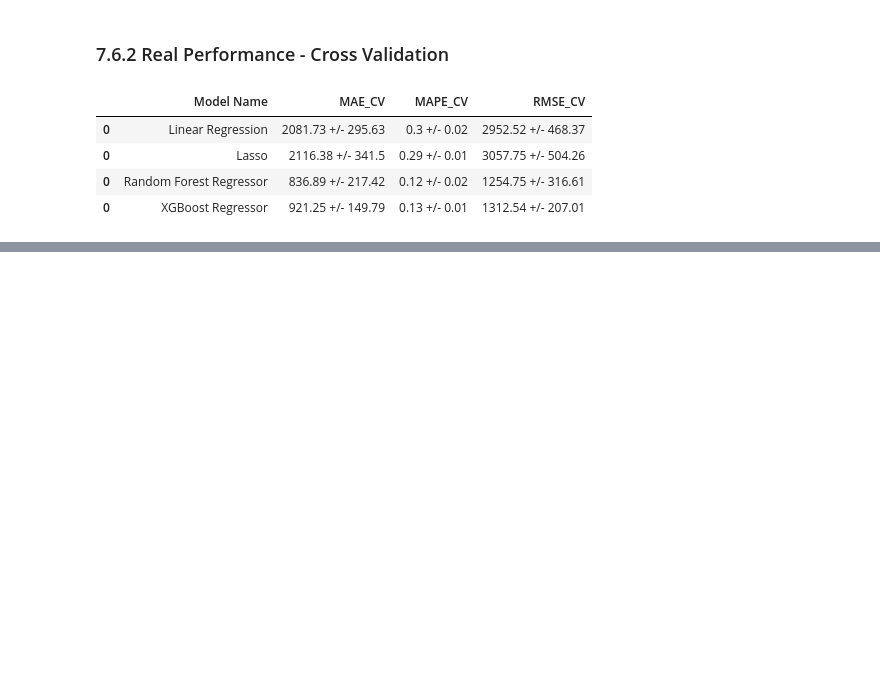
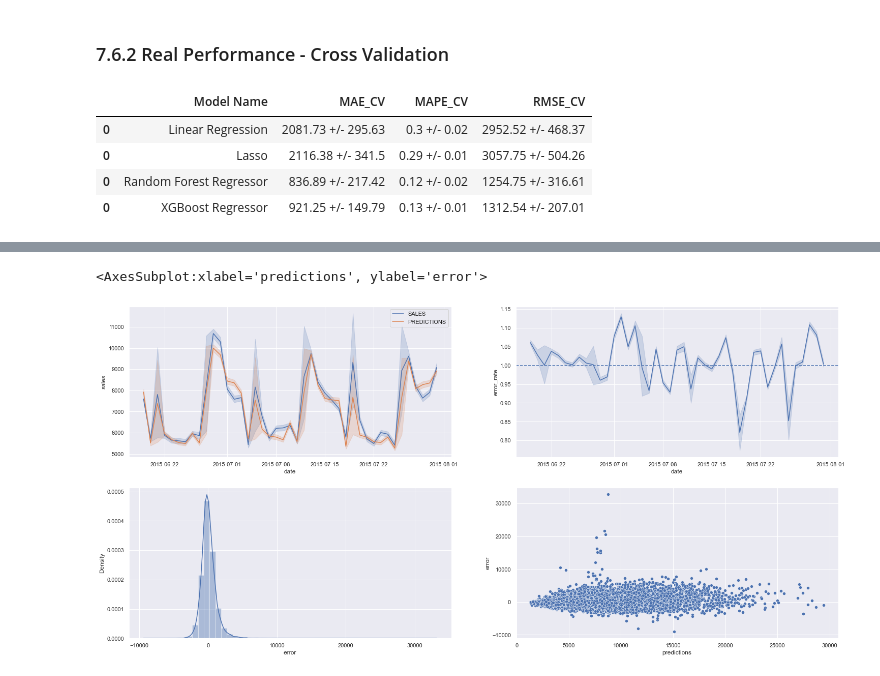
Before and after one commit to joaovitor-oliveira/RossmannSales, a Jupyter notebook: store_sales_prediction.ipynb, the cells around one changed output, grey strips where cells are left out. Saved outputs shown, nothing was run; the diff lists cells and outputs as text; code cells hidden in the pictures; blank space fills up the shorter version.

```diff
--- a/store_sales_prediction.ipynb
+++ b/store_sales_prediction.ipynb
@@ -1057,0 +1075,11 @@ modelling_result_cv
+# %%
+# model
+model_xgb_tunned = xgb.XGBRegressor(
+    objective="reg:squarederror",
+    n_estimators=param_tunned["n_estimators"],
+    eta=param_tunned["eta"],
+    max_depth=param_tunned["max_depth"],
+    subsample=param_tunned["subsample"],
+    colsample_bytree=param_tunned["colsample_bytree"],
+    min_child_weight=param_tunned["min_child_weight"]
+).fit(x_train, y_train)
@@ -1057,0 +1163,3 @@ modelling_result_cv
+# %%
+df9["error"] = df9["sales"] - df9["predictions"]
+df9["error_rate"] = df9["predictions"] / df9["sales"]
@@ -1057,0 +1177,17 @@ modelling_result_cv
+# %%
+plt.subplot(2, 2, 1)
+sns.lineplot(x="date", y="sales", data=df9, label="SALES")
+sns.lineplot(x="date", y="predictions", data=df9, label="PREDICTIONS")
+
+plt.subplot(2, 2, 2)
+sns.lineplot(x="date", y="error_rate", data=df9)
+plt.axhline(1, linestyle="--")
+
+plt.subplot(2, 2, 3)
+sns.distplot(df9["error"])
+
+plt.subplot(2, 2, 4)
+sns.scatterplot(df9["predictions"], df9["error"])
+# %% [output]
+<AxesSubplot:xlabel='predictions', ylabel='error'>
+[figure, added]
```
Also changed, not shown: parts of 19 cells of this notebook.
